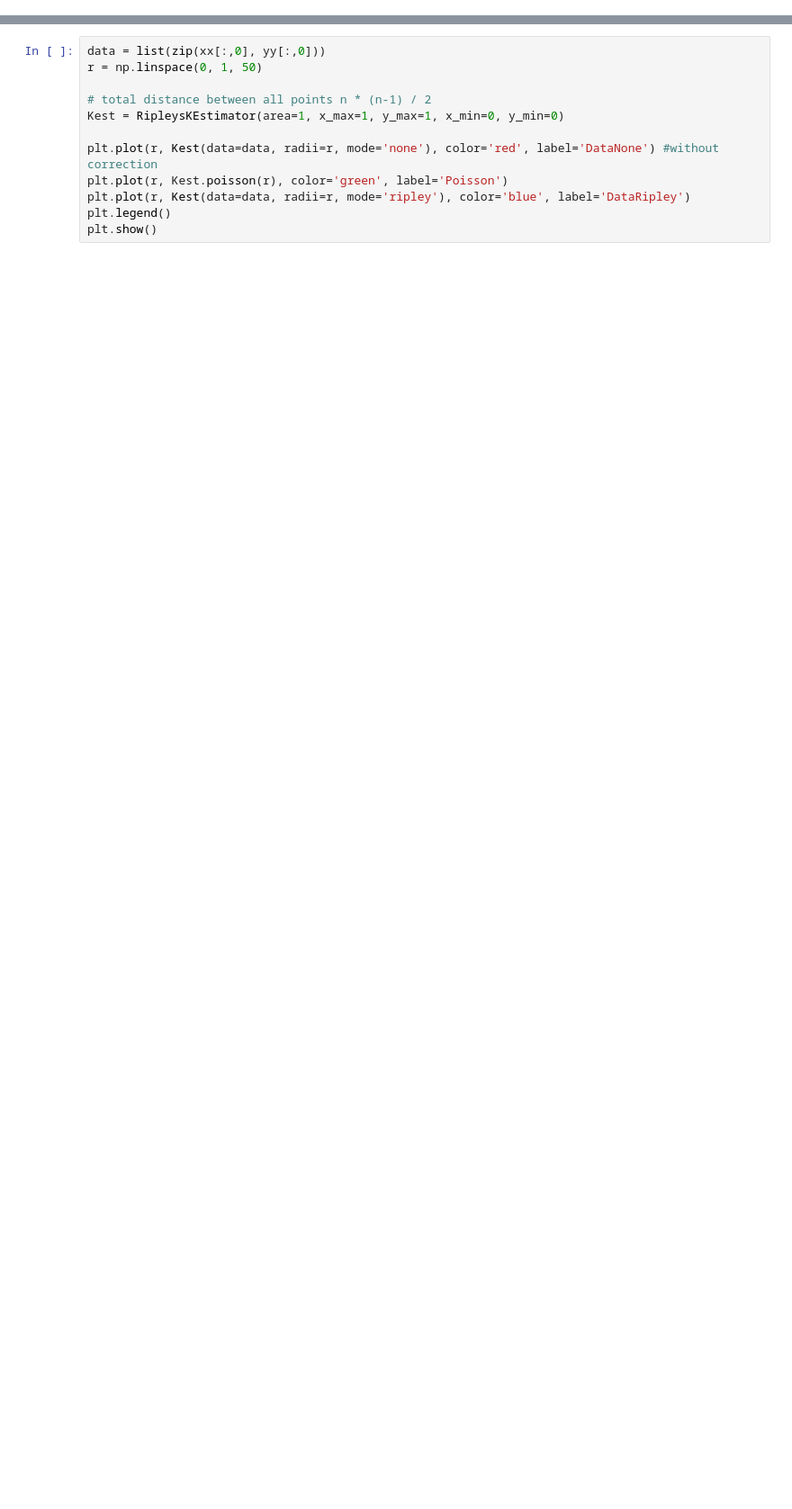
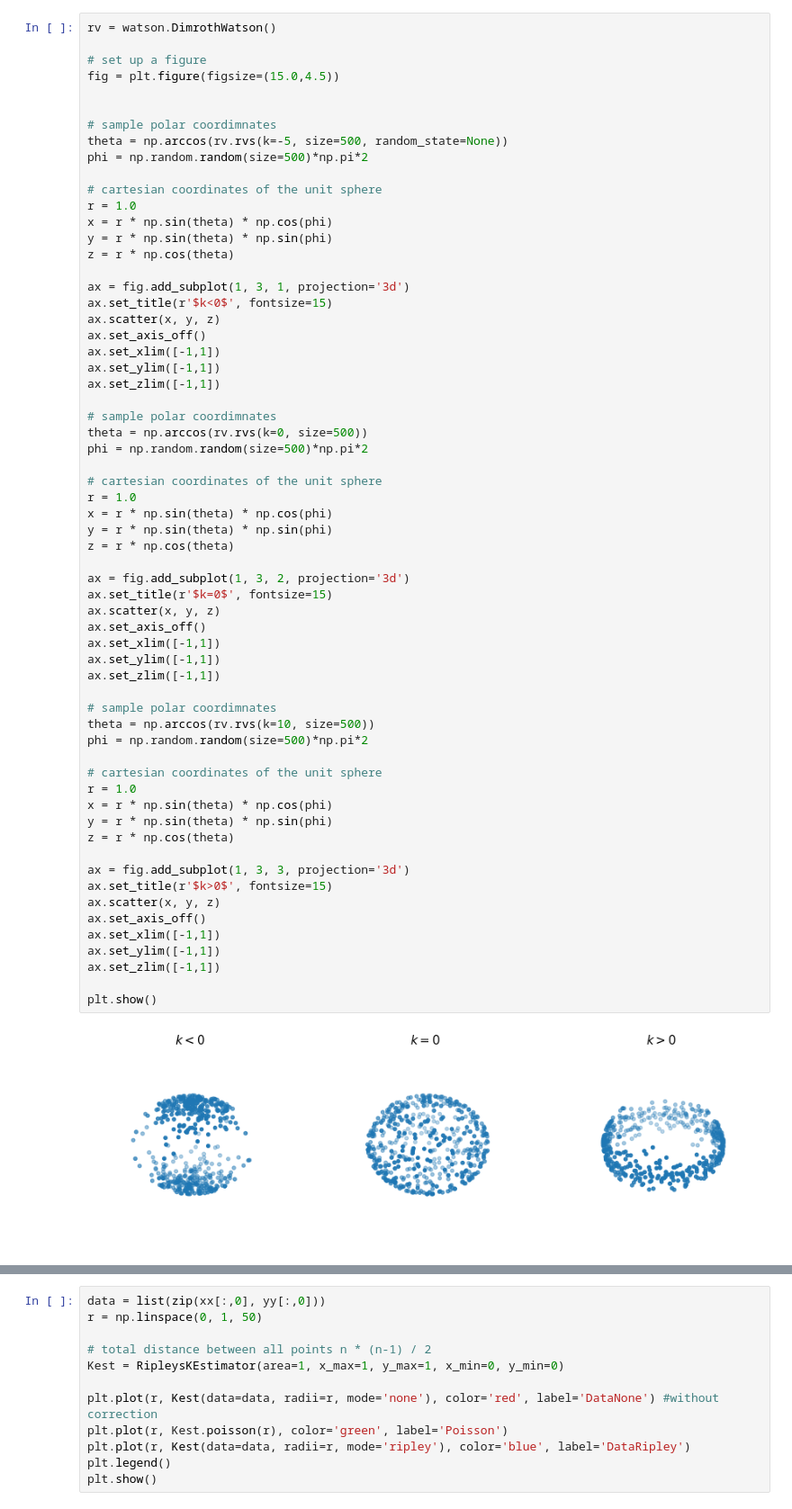
Before and after one commit to Muhanzhaokmp228/Bachelor-project, a Jupyter notebook: Code/Test.ipynb, the cells around one changed output, grey strips where cells are left out. Shown at 90% size. Drawn from its saved outputs; the diff is of its cells as text; blank space fills up the shorter version.

```diff
--- a/Code/Test.ipynb
+++ b/Code/Test.ipynb
@@ -6,3 +5,67 @@ from astropy.stats import RipleysKEstimator
+# %%
+rv = watson.DimrothWatson()
+
+# set up a figure
+fig = plt.figure(figsize=(15.0,4.5))
+
+
+# sample polar coordimnates
+theta = np.arccos(rv.rvs(k=-5, size=500, random_state=None))
+phi = np.random.random(size=500)*np.pi*2
+
+# cartesian coordinates of the unit sphere
+r = 1.0
+x = r * np.sin(theta) * np.cos(phi)
+y = r * np.sin(theta) * np.sin(phi)
+z = r * np.cos(theta)
+
+ax = fig.add_subplot(1, 3, 1, projection='3d')
+ax.set_title(r'$k<0$', fontsize=15)
+ax.scatter(x, y, z)
+ax.set_axis_off()
+ax.set_xlim([-1,1])
+ax.set_ylim([-1,1])
+ax.set_zlim([-1,1])
+
+# sample polar coordimnates
+theta = np.arccos(rv.rvs(k=0, size=500))
+phi = np.random.random(size=500)*np.pi*2
+
+# cartesian coordinates of the unit sphere
+r = 1.0
+x = r * np.sin(theta) * np.cos(phi)
+y = r * np.sin(theta) * np.sin(phi)
+z = r * np.cos(theta)
+
+ax = fig.add_subplot(1, 3, 2, projection='3d')
+ax.set_title(r'$k=0$', fontsize=15)
+ax.scatter(x, y, z)
+ax.set_axis_off()
+ax.set_xlim([-1,1])
+ax.set_ylim([-1,1])
+ax.set_zlim([-1,1])
+
+# sample polar coordimnates
+theta = np.arccos(rv.rvs(k=10, size=500))
+phi = np.random.random(size=500)*np.pi*2
+
+# cartesian coordinates of the unit sphere
+r = 1.0
+x = r * np.sin(theta) * np.cos(phi)
+y = r * np.sin(theta) * np.sin(phi)
+z = r * np.cos(theta)
+
+ax = fig.add_subplot(1, 3, 3, projection='3d')
+ax.set_title(r'$k>0$', fontsize=15)
+ax.scatter(x, y, z)
+ax.set_axis_off()
+ax.set_xlim([-1,1])
+ax.set_ylim([-1,1])
+ax.set_zlim([-1,1])
+
+plt.show()
+# %% [output]
+[figure, added]
 # %%
 #Simulation window parameters
 xMin=0;xMax=1;
```
Also changed, not shown: parts of 2 cells of this notebook, 3 other files.
